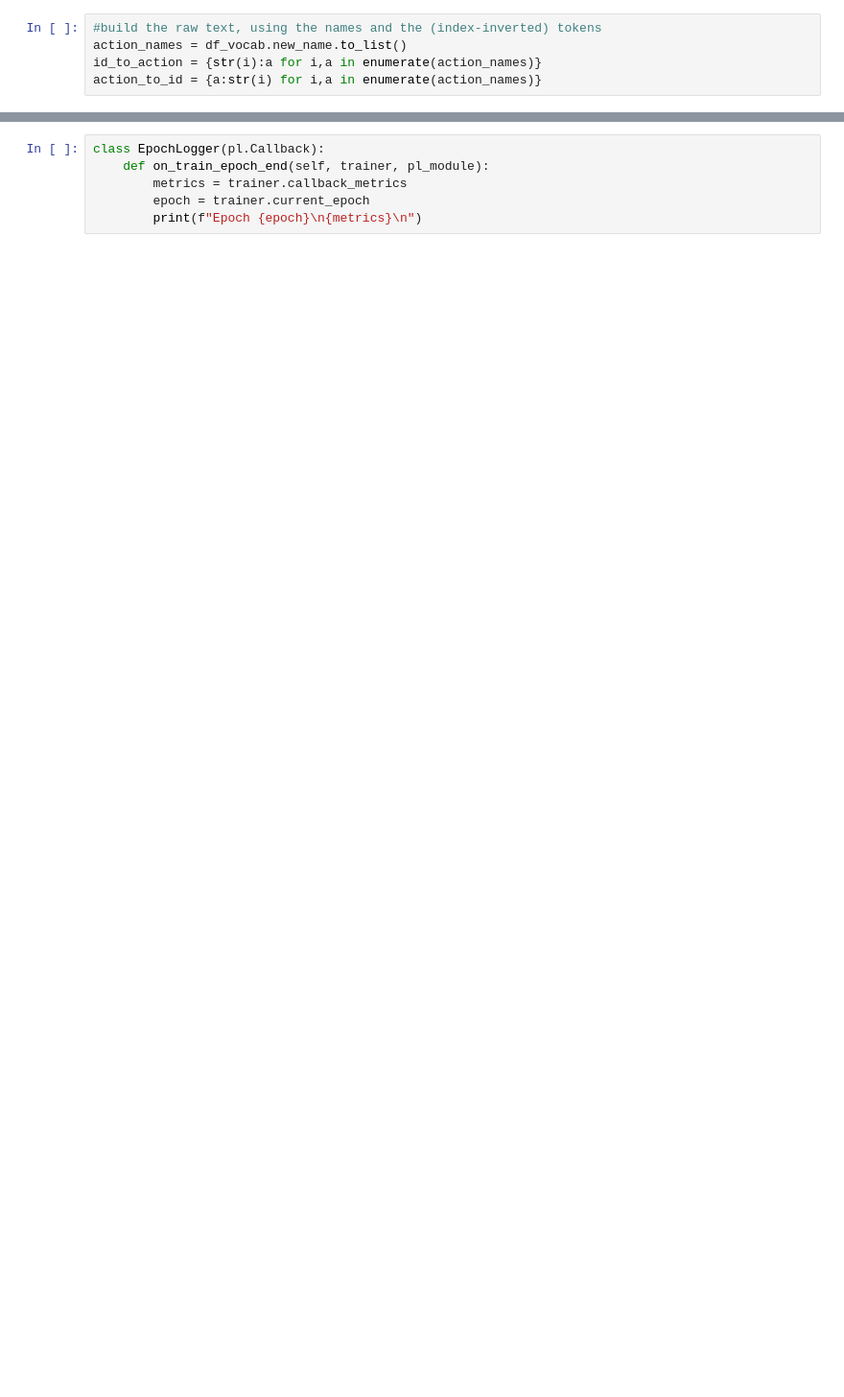
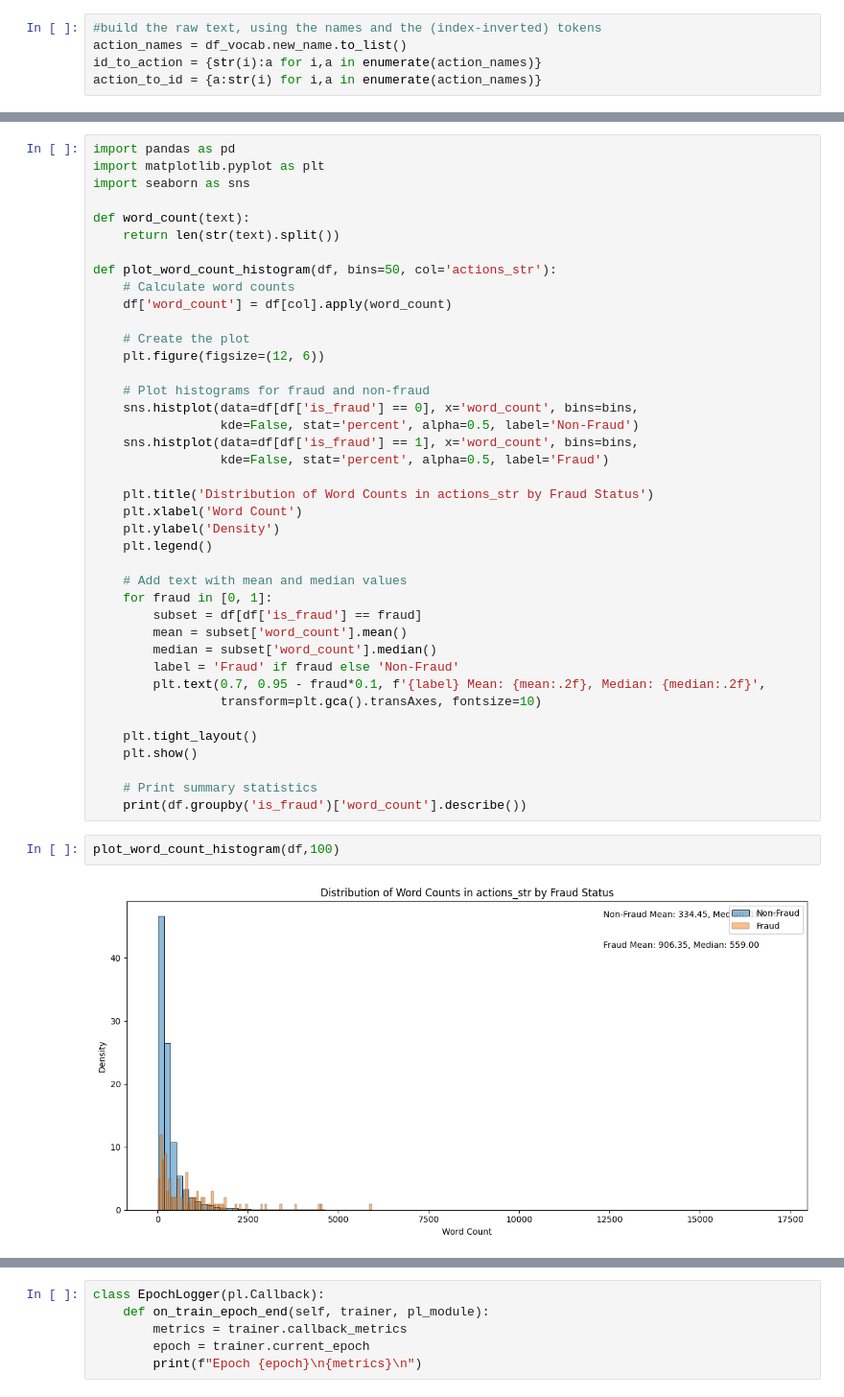
Before and after one commit to lmasud-psu/AI_574_project, a Jupyter notebook: glw.ipynb, the cells around one changed output, grey strips where cells are left out. Shown: that part at 96% size. Saved outputs shown, nothing was run; the diff lists cells and outputs as text; blank space fills up the shorter version.

```diff
--- a/glw.ipynb
+++ b/glw.ipynb
@@ -235,3 +236,47 @@ df.head(2)
 |  | actions | times | execution_time | Amount | device_freq | ip_freq | beneficiary_freq | application_freq | ... |
 | 1 | [22, 27, 24, 1, 1268, 1269, 1267,... | [0.0, 33.204, 215.636, 443.415, 7... | 203 | 13 | 1.0 | 1.000000 | 0.500000 | 1.0 | ... |
 | 2 | [22, 24, 27, 1, 1268, 1269, 1267,... | [0.0, 25.459, 46.236, 428.626, 42... | 359 | 310 | 1.0 | 0.333333 | 0.333333 | 1.0 | ... |
+# %%
+import pandas as pd
+import matplotlib.pyplot as plt
+import seaborn as sns
+
+def word_count(text):
+    return len(str(text).split())
+
+def plot_word_count_histogram(df, bins=50, col='actions_str'):
+    # Calculate word counts
+    df['word_count'] = df[col].apply(word_count)
+
+    # Create the plot
+    plt.figure(figsize=(12, 6))
+
+    # Plot histograms for fraud and non-fraud
+    sns.histplot(data=df[df['is_fraud'] == 0], x='word_count', bins=bins,
+                 kde=False, stat='percent', alpha=0.5, label='Non-Fraud')
+    sns.histplot(data=df[df['is_fraud'] == 1], x='word_count', bins=bins,
+                 kde=False, stat='percent', alpha=0.5, label='Fraud')
+
+    plt.title('Distribution of Word Counts in actions_str by Fraud Status')
+    plt.xlabel('Word Count')
+    plt.ylabel('Density')
+    plt.legend()
+
+    # Add text with mean and median values
+    for fraud in [0, 1]:
+        subset = df[df['is_fraud'] == fraud]
+        mean = subset['word_count'].mean()
+        median = subset['word_count'].median()
+        label = 'Fraud' if fraud else 'Non-Fraud'
+        plt.text(0.7, 0.95 - fraud*0.1, f'{label} Mean: {mean:.2f}, Median: {median:.2f}',
+                 transform=plt.gca().transAxes, fontsize=10)
+
+    plt.tight_layout()
+    plt.show()
+
+    # Print summary statistics
+    print(df.groupby('is_fraud')['word_count'].describe())
+# %%
+plot_word_count_histogram(df,100)
+# %% [output]
+[figure, added]
```
Also changed, not shown: parts of 26 cells of this notebook.
